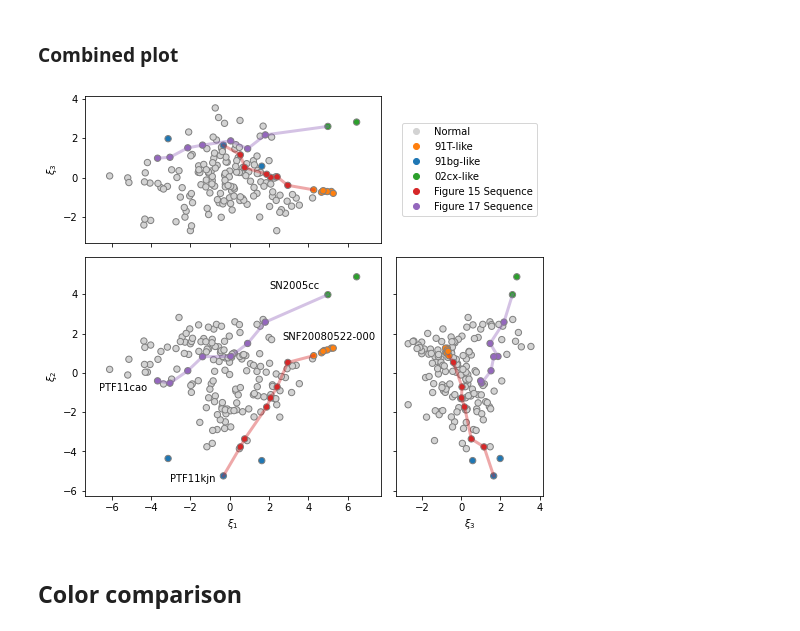
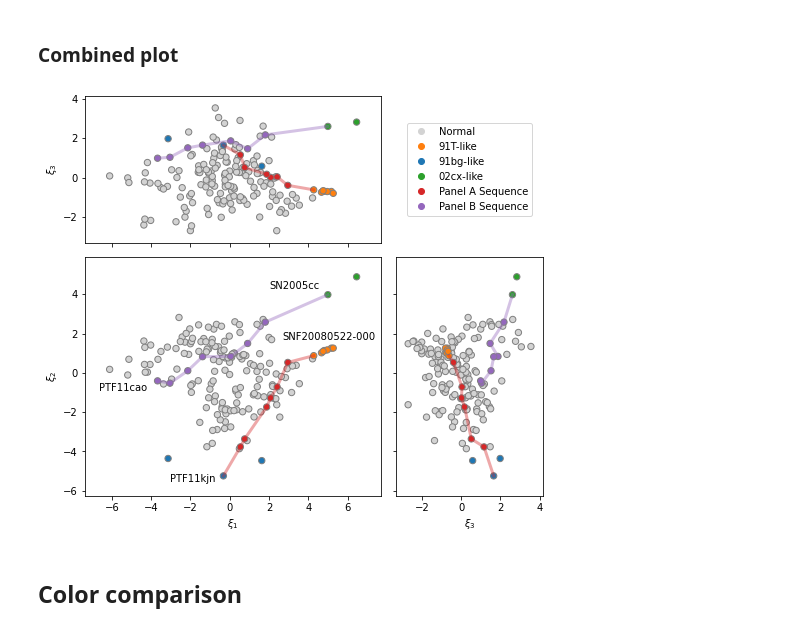
Before and after one commit to snfactory/twins_embedding, a Jupyter notebook: embedding_generation_manifold.ipynb, the cells around one changed output. Cells and saved outputs as stored; diff of their text form; code cells hidden in the pictures.

```diff
--- a/embedding_generation_manifold.ipynb
+++ b/embedding_generation_manifold.ipynb
@@ -557,11 +561,11 @@ def find_nearest(coords, mask=a.uncertainty_mask):
     # print(loc, a.targets[loc], a.embedding[loc], a.indicators['peculiar_type'][loc])
     return loc
 
-def find_sequence(start_coords, end_coords, mask=a.uncertainty_mask, num_steps=10):
+def find_sequence(start_coords, end_coords, mask=a.uncertainty_mask, num_steps=10, figsize=a.settings['spectrum_plot_figsize']):
     start_coords = np.asarray(start_coords)
     end_coords = np.asarray(end_coords)
 
-    fig, ax = plt.subplots(figsize=a.settings['spectrum_plot_figsize'])
+    fig, ax = plt.subplots(figsize=figsize)
 
     # cmap = a.settings['colormap']
     # cmap = plt.cm.plasma
@@ -608,5 +616,9 @@ def find_sequence(start_coords, end_coords, mask=a.uncertainty_mask, num_steps=1
 # %%
-locs_91bg_91t = find_sequence([-0.3, -5.3, 2], [4., 2., -0.5], a.uncertainty_mask, 10)
+# locs_91bg_91t = find_sequence([-0.3, -5.3, 2], [4., 2., -0.5], a.uncertainty_mask, 10)
+locs_91bg_91t = find_sequence([-0.3, -5.3, 2], [4., 2., -0.5], a.uncertainty_mask, 10, (9., 2.5))
+plt.xlabel(None)
+plt.gca().xaxis.set_ticklabels([])
+plt.title('Panel A')
 
 a.savefig('sequence_91bg_91t.pdf')
 
@@ -695,45 +708,45 @@ label_colors = {
     '91bg-like': 'C0',
     '02cx-like': 'C2',
 
-    'Figure 15 Sequence': 'C3',
-    'Figure 17 Sequence': 'C4',
+    'Panel A Sequence': 'C3',
+    'Panel B Sequence': 'C4',
 }
 labels = np.array(a.indicators['peculiar_type'], dtype='U30')
 for loc in locs_02cx:
     if labels[loc] == 'Normal':
-        labels[loc] = 'Figure 17 Sequence'
+        labels[loc] = 'Panel B Sequence'
 for loc in locs_91bg_91t:
     if labels[loc] == 'Normal':
-        labels[loc] = 'Figure 15 Sequence'
+        labels[loc] = 'Panel A Sequence'
 
 # Make sure that the peculiar SNe show up on top
 order = np.argsort(labels != 'Normal')
 mask = order[a.uncertainty_mask[order]]
 
 ax12, ax13, ax32 = a.scatter_combined(labels, mask, discrete_color_map=label_colors, s=40)
 
 def plot_sequence(locs, **kwargs):
     coord = a.embedding[locs]
     ax12.plot(coord[:, 0], coord[:, 1], **kwargs)
     ax13.plot(coord[:, 0], coord[:, 2], **kwargs)
     ax32.plot(coord[:, 2], coord[:, 1], **kwargs)
 
 plot_sequence(locs_91bg_91t, c='C3', alpha=0.4, lw=3)
 plot_sequence(locs_02cx, c='C4', alpha=0.4, lw=3)
 
 def show_label(loc, offset_x, offset_y):
     name = a.targets[loc].name
     coord = a.embedding[loc]
     ax12.text(coord[0] + offset_x, coord[1] + offset_y, name)
 
 show_label(locs_02cx[0], -3, 0.3)
 show_label(locs_02cx[-1], -3, -0.5)
 show_label(locs_91bg_91t[0], -2.7, -0.3)
 show_label(locs_91bg_91t[-1], -1.6, 0.8)
 
 a.savefig('sequence_locations.pdf')
 # %% [output]
-[figure, old version]
+[figure, new version]
 # %% [markdown]
 ## Color comparison
 # %%
```
Also changed, not shown: parts of 4 cells of this notebook, 4 other files.
